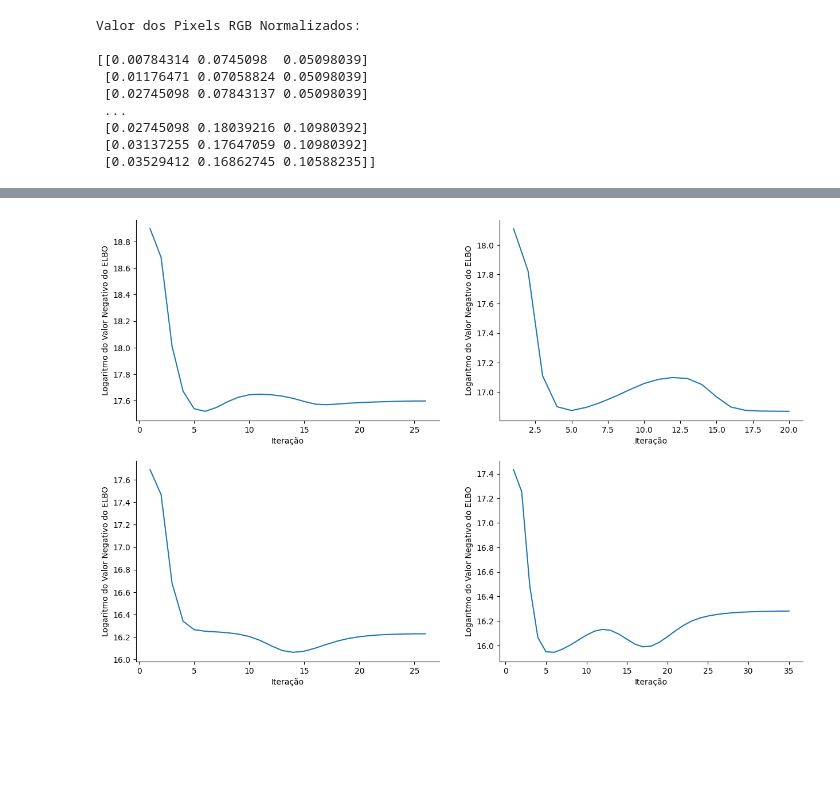
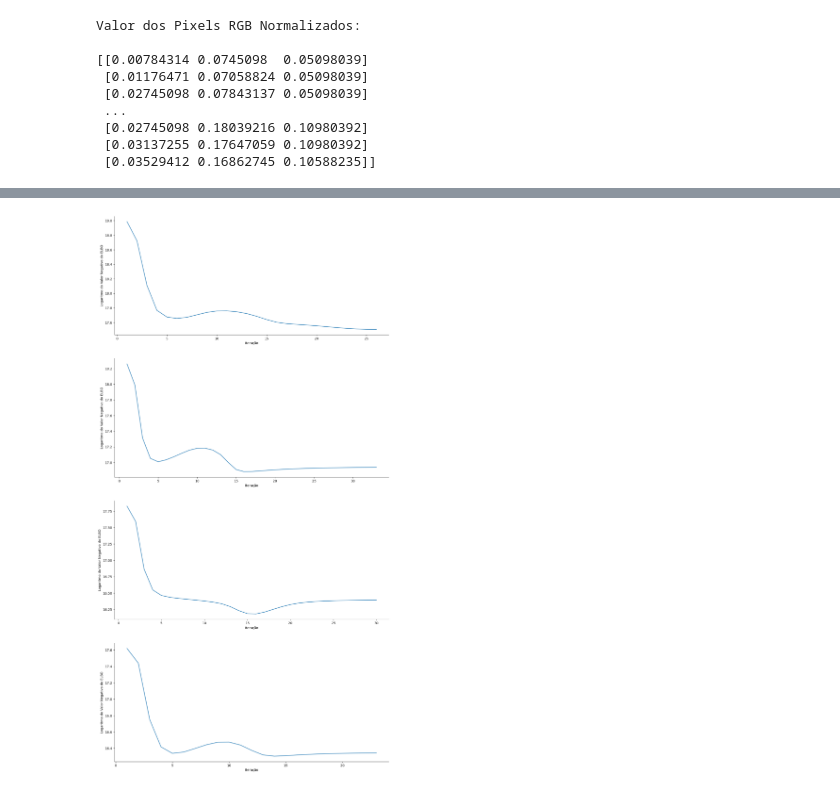
Before and after one commit to icruz2003rjsoares2403/GaussianMixtureModel, a Jupyter notebook: ImageSegmentation.ipynb, the cells around one changed output, grey strips where cells are left out. Cells and saved outputs as stored; diff of their text form; code cells hidden in the pictures; blank space fills up the shorter version.

```diff
--- a/ImageSegmentation.ipynb
+++ b/ImageSegmentation.ipynb
@@ -74,31 +74,37 @@ Erro Absoluto Relativo: 0.0009412406194932341
 # %%
-fig, ax = plt.subplots(nrows = 2, ncols = 2, figsize = (15, 10))
+fig, ax = plt.subplots(
+
+    nrows = len(M_HAT), ncols = 1,
+
+    figsize = (15, len(M_HAT)*7.5)
+
+)
 
 ax = ax.ravel()
 
-for i in range(4):
+for i in range(len(M_HAT)):
 
     sns.lineplot(
 
         ax = ax[i],
 
-        x = np.arange(start = 1, stop = GMM[f'M = {M_HAT[i]}'].i + 1),
+        x = np.arange(start = 1, stop = GMM[f'M = {M_HAT[i]}'].ITER + 1),
 
-        y = np.log(-GMM[f'M = {M_HAT[i]}'].ell)
+        y = np.log(-GMM[f'M = {M_HAT[i]}'].HISTORY)
 
     )
 
     ax[i].spines['top'].set_visible(False)
 
     ax[i].spines['right'].set_visible(False)
 
     ax[i].set_xlabel('Iteração')
 
     ax[i].set_ylabel('Logaritmo do Valor Negativo do ELBO')
 
 plt.show()
 # %% [output]
-[figure, old version]
+[figure, new version]
 # %%
 X_HAT = {}
 
```
Also changed, not shown: parts of 2 cells of this notebook, 2 other files.
